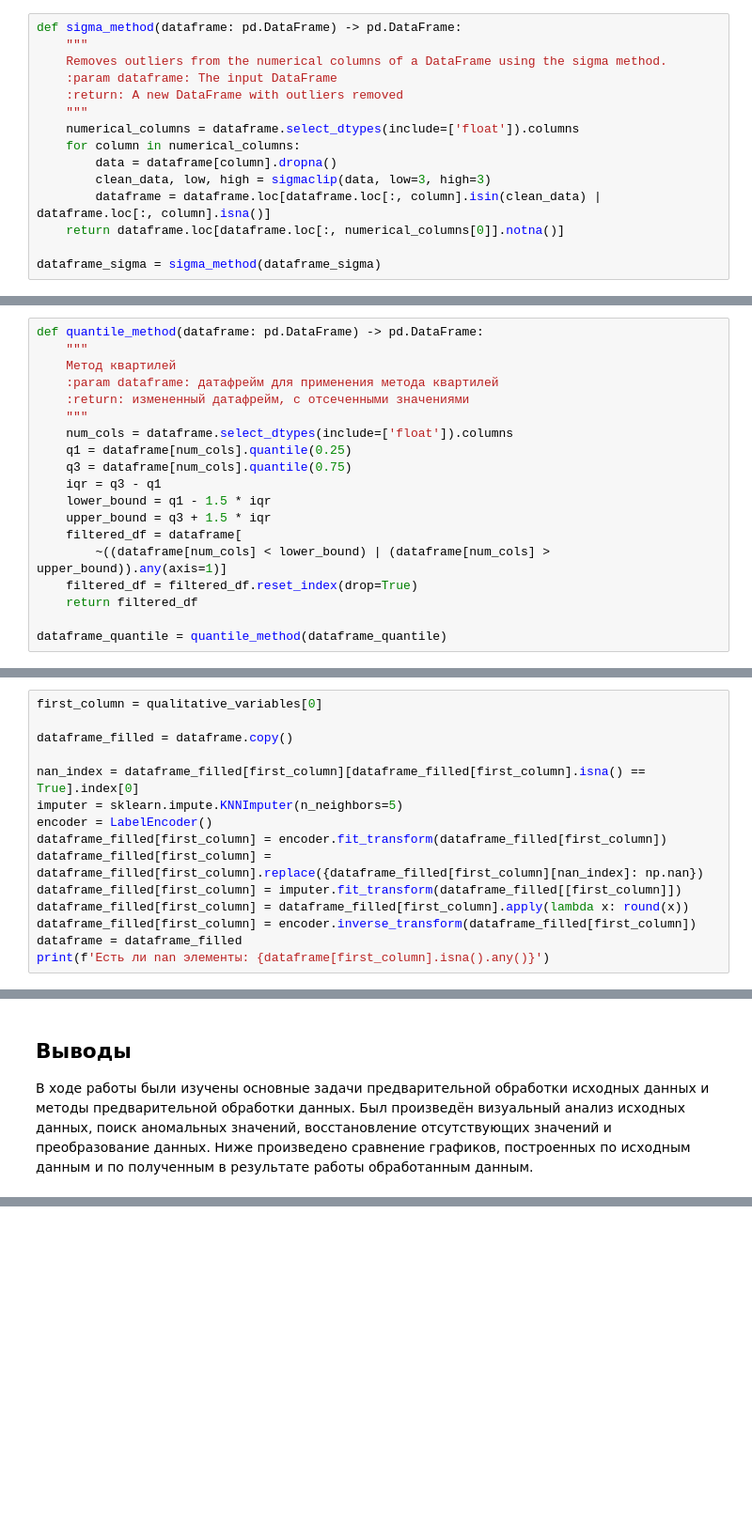
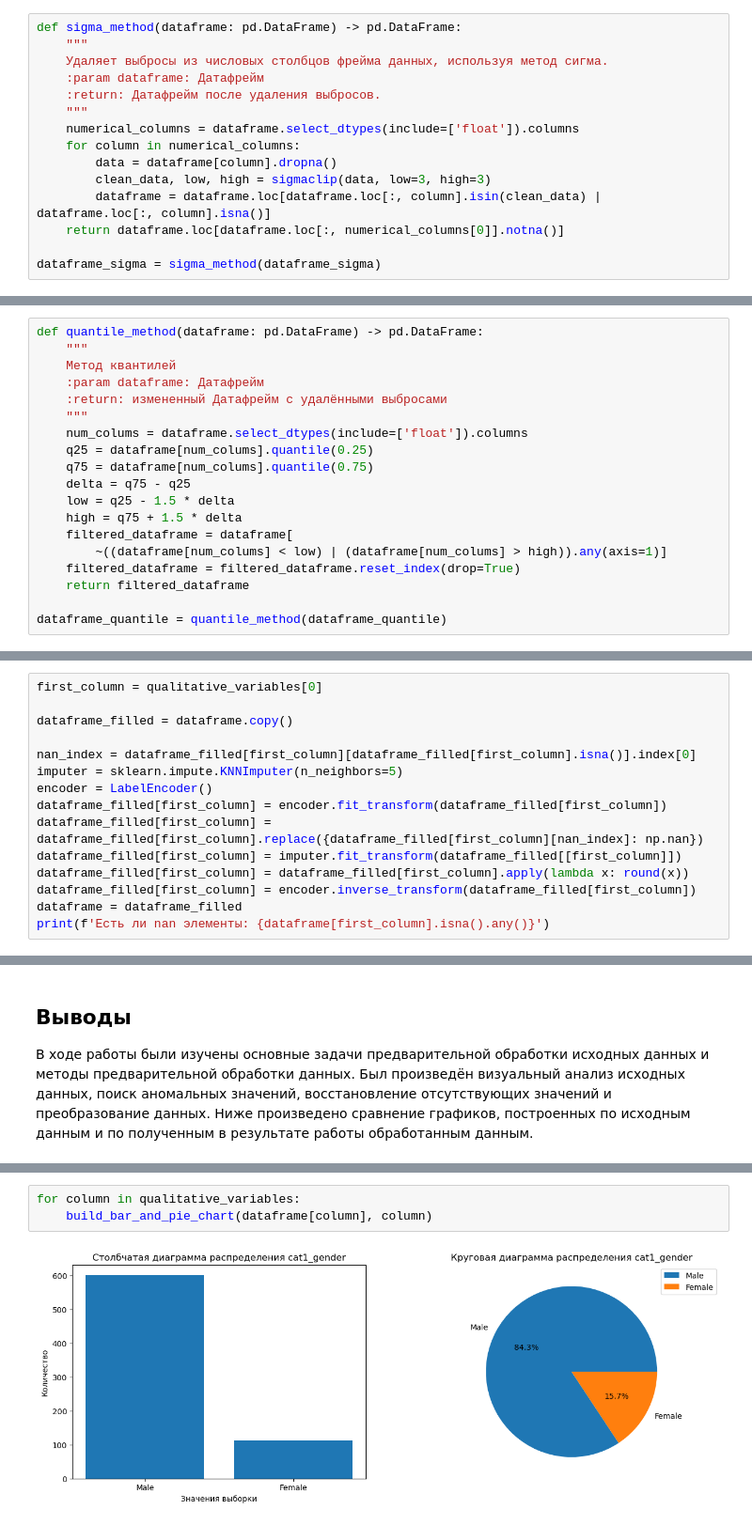
Before and after one commit to Nitrolacs/data_analysis_1_lab, a Jupyter notebook: notebooks/lab_1.ipynb, the cells around one changed output, grey strips where cells are left out. Shown at 94% size. Saved outputs shown, nothing was run; the diff lists cells and outputs as text; blank space fills up the shorter version.

```diff
--- a/notebooks/lab_1.ipynb
+++ b/notebooks/lab_1.ipynb
@@ -145,9 +144,9 @@ for column in quantitative_variables:
 # %%
 def sigma_method(dataframe: pd.DataFrame) -> pd.DataFrame:
     """
-    Removes outliers from the numerical columns of a DataFrame using the sigma method.
-    :param dataframe: The input DataFrame
-    :return: A new DataFrame with outliers removed
+    Удаляет выбросы из числовых столбцов фрейма данных, используя метод сигма.
+    :param dataframe: Датафрейм
+    :return: Датафрейм после удаления выбросов.
     """
     numerical_columns = dataframe.select_dtypes(include=['float']).columns
     for column in numerical_columns:
@@ -181,20 +180,20 @@ for column in quantitative_variables:
 # %%
 def quantile_method(dataframe: pd.DataFrame) -> pd.DataFrame:
     """
-    Метод квартилей
-    :param dataframe: датафрейм для применения метода квартилей
-    :return: измененный датафрейм, с отсеченными значениями
+    Метод квантилей
+    :param dataframe: Датафрейм
+    :return: измененный Датафрейм с удалёнными выбросами
     """
-    num_cols = dataframe.select_dtypes(include=['float']).columns
-    q1 = dataframe[num_cols].quantile(0.25)
-    q3 = dataframe[num_cols].quantile(0.75)
-    iqr = q3 - q1
-    lower_bound = q1 - 1.5 * iqr
-    upper_bound = q3 + 1.5 * iqr
-    filtered_df = dataframe[
-        ~((dataframe[num_cols] < lower_bound) | (dataframe[num_cols] > upper_bound)).any(axis=1)]
-    filtered_df = filtered_df.reset_index(drop=True)
-    return filtered_df
+    num_colums = dataframe.select_dtypes(include=['float']).columns
+    q25 = dataframe[num_colums].quantile(0.25)
+    q75 = dataframe[num_colums].quantile(0.75)
+    delta = q75 - q25
+    low = q25 - 1.5 * delta
+    high = q75 + 1.5 * delta
+    filtered_dataframe = dataframe[
+        ~((dataframe[num_colums] < low) | (dataframe[num_colums] > high)).any(axis=1)]
+    filtered_dataframe = filtered_dataframe.reset_index(drop=True)
+    return filtered_dataframe
 
 dataframe_quantile = quantile_method(dataframe_quantile)
 # %%
@@ -243,7 +242,7 @@ first_column = qualitative_variables[0]
 
 dataframe_filled = dataframe.copy()
 
-nan_index = dataframe_filled[first_column][dataframe_filled[first_column].isna() == True].index[0]
+nan_index = dataframe_filled[first_column][dataframe_filled[first_column].isna()].index[0]
 imputer = sklearn.impute.KNNImputer(n_neighbors=5)
 encoder = LabelEncoder()
 dataframe_filled[first_column] = encoder.fit_transform(dataframe_filled[first_column])
@@ -363,0 +347,5 @@ build_histogram_density_diagram(dataframe, NUM3, "3 после обр.")
+# %%
+for column in qualitative_variables:
+    build_bar_and_pie_chart(dataframe[column], column)
+# %% [output]
+[figure, added]
```
Also changed, not shown: parts of 9 cells of this notebook, 1 other file.
